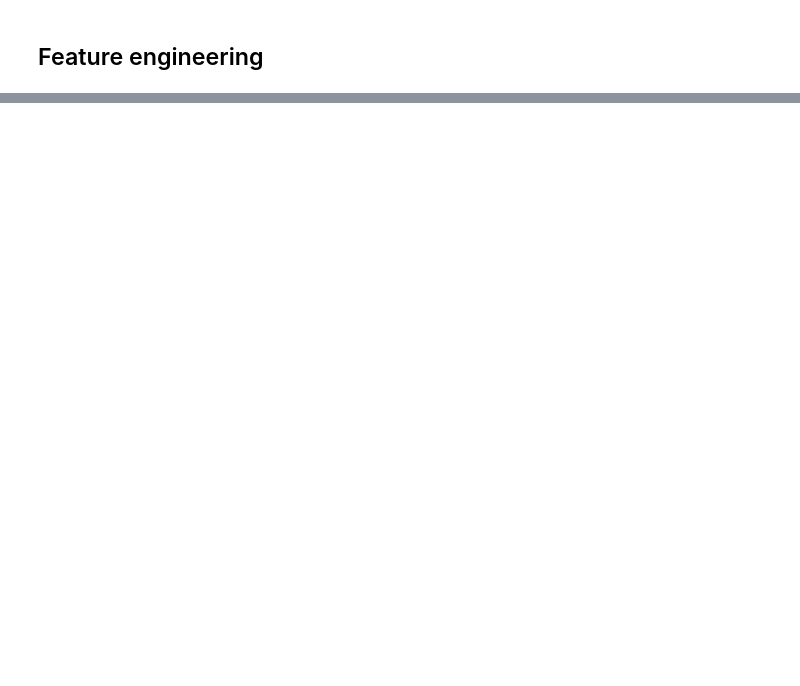
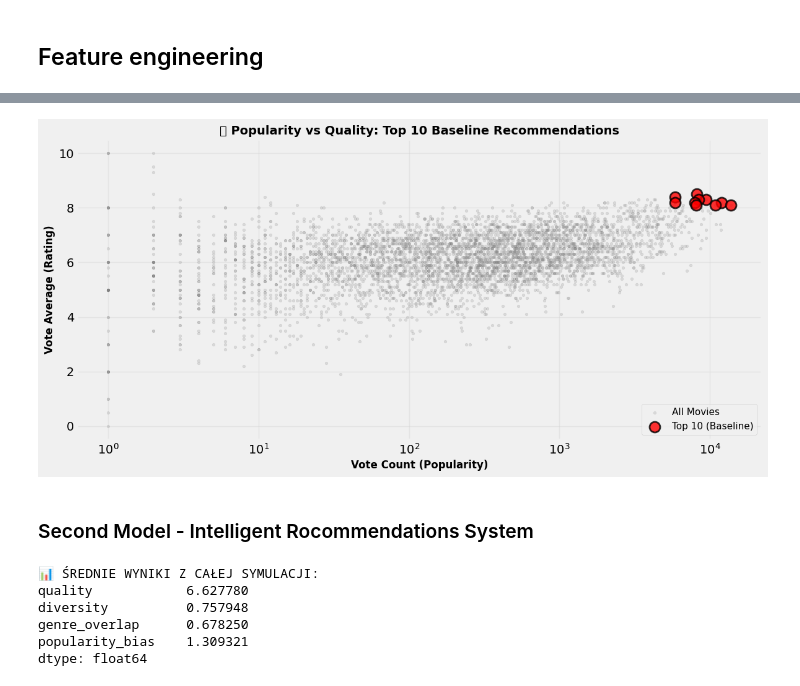
Before and after one commit to Przemsonn05/Content-Based-Recommendation-System-for-movies, a Jupyter notebook: notebooks/Recommendation_System.ipynb, the cells around one changed output, grey strips where cells are left out. Cells and saved outputs as stored; diff of their text form; code cells hidden in the pictures; blank space fills up the shorter version.

Commit message:
Notebook and data

```diff
--- a/notebooks/Recommendation_System.ipynb
+++ b/notebooks/Recommendation_System.ipynb
@@ -659,0 +755,18 @@ Index(['genres', 'keywords', 'original_language', 'original_title', 'overview',
+# %%
+def get_baseline_recommendations(df, n=10, min_votes=None, genre_filter=None):
+    if min_votes is None:
+        min_votes = m
+
+    filtered_df = df[df['vote_count'] >= min_votes].copy()
+
+    if genre_filter:
+        filtered_df = filtered_df[
+            filtered_df['genres'].apply(lambda x: genre_filter in x)
+        ]
+
+    top_n = filtered_df.sort_values('weighted_rating', ascending=False).head(n)
+    return top_n
+
+global_top_10 = get_baseline_recommendations(data_after_json, n=10)
+
+display(global_top_10[['original_title','release_year','vote_average','vote_count','weighted_rating']])
@@ -659,0 +864,32 @@ Index(['genres', 'keywords', 'original_language', 'original_title', 'overview',
+# %%
+# d) Popularity vs Quality Scatter (show top 10 highlighted)
+plt.figure(figsize=(12, 6))
+
+# All movies (background)
+plt.scatter(
+    data_after_json['vote_count'],
+    data_after_json['vote_average'],
+    alpha=0.2, s=10, c='gray', label='All Movies'
+)
+
+# Top 10 (highlighted)
+plt.scatter(
+    global_top_10['vote_count'],
+    global_top_10['vote_average'],
+    alpha=0.8, s=150, c='red', edgecolor='black',
+    linewidth=2, label='Top 10 (Baseline)', zorder=5
+)
+
+plt.xlabel('Vote Count (Popularity)', fontsize=12, weight='bold')
+plt.ylabel('Vote Average (Rating)', fontsize=12, weight='bold')
+plt.title('🎯 Popularity vs Quality: Top 10 Baseline Recommendations',
+          fontsize=14, weight='bold')
+plt.xscale('log')
+plt.legend(loc='lower right', fontsize=11)
+plt.grid(alpha=0.3)
+plt.tight_layout()
+plt.show()
+# %% [output]
+[figure, added]
+# %% [markdown]
+### Second Model - Intelligent Rocommendations System
@@ -659,0 +1047,29 @@ Index(['genres', 'keywords', 'original_language', 'original_title', 'overview',
+# %%
+def run_simulation_no_plots(iterations=20, sample_size=50):
+    all_results = []
+
+    for i in range(iterations):
+        df = evaluate_content_based_recommender(
+            data_after_json,
+            cosine_sim,
+            sample_size=sample_size,
+            top_k=10,
+            plot_charts=False
+        )
+        df['iteration'] = i
+        all_results.append(df)
+
+    global_df = pd.concat(all_results, ignore_index=True)
+    return global_df
+
+global_results = run_simulation_no_plots(iterations=20, sample_size=50)
+
+print("\n📊 ŚREDNIE WYNIKI Z CAŁEJ SYMULACJI:")
+print(global_results[['quality', 'diversity', 'genre_overlap', 'popularity_bias']].mean())
+# %% [output]
+📊 ŚREDNIE WYNIKI Z CAŁEJ SYMULACJI:
+quality            6.627780
+diversity          0.757948
+genre_overlap      0.678250
+popularity_bias    1.309321
+dtype: float64
```
Also changed, not shown: parts of 33 cells of this notebook, 2 other files.
